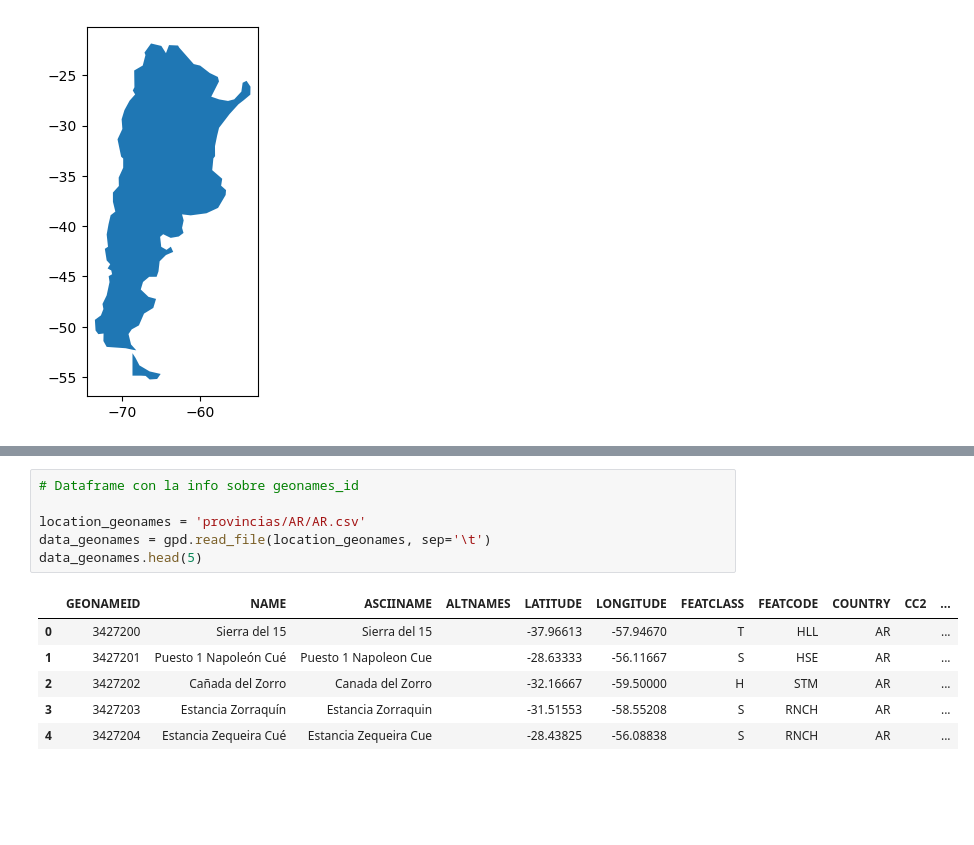
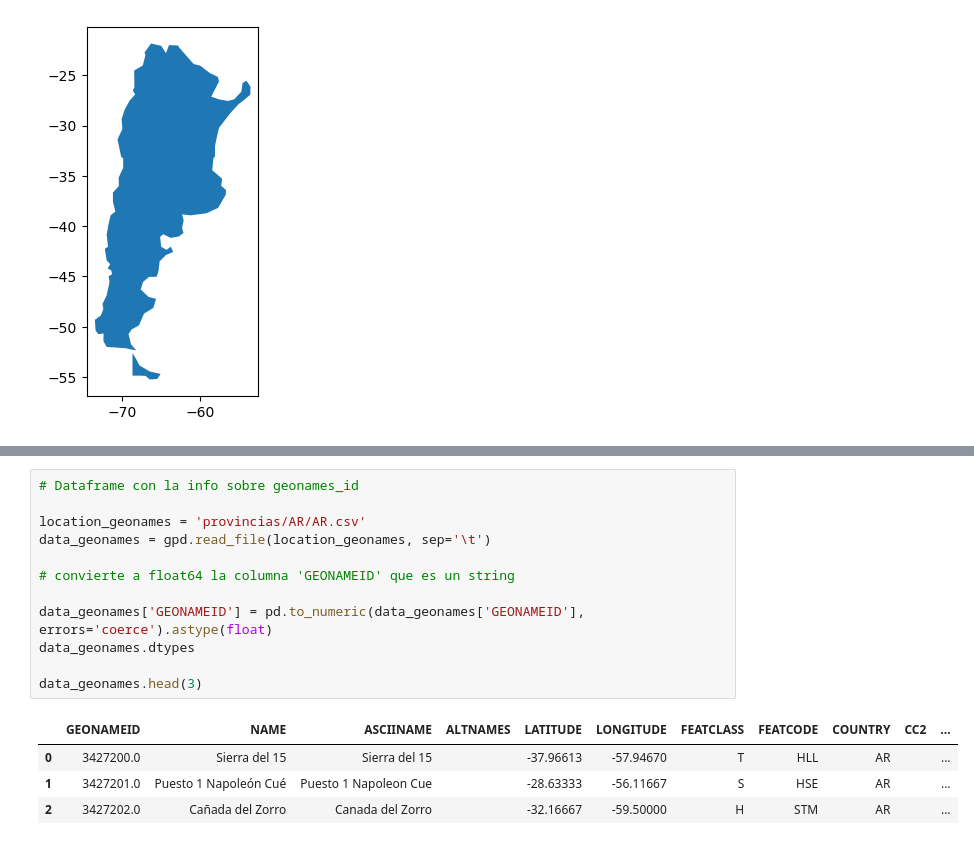
Before and after one commit to juansv2k2/property-price-analysis, a Jupyter notebook: Grupo 7.ipynb, the cells around one changed output, grey strips where cells are left out. Cells and saved outputs as stored; diff of their text form; blank space fills up the shorter version.

```diff
--- a/Grupo 7.ipynb
+++ b/Grupo 7.ipynb
@@ -153,13 +121,17 @@ result = df_properatti.apply(normalize_geography, axis=1)
 # %%
 # Dataframe con la info sobre geonames_id
 
 location_geonames = 'provincias/AR/AR.csv'
 data_geonames = gpd.read_file(location_geonames, sep='\t')
-data_geonames.head(5)
+
+# convierte a float64 la columna 'GEONAMEID' que es un string
+
+data_geonames['GEONAMEID'] = pd.to_numeric(data_geonames['GEONAMEID'], errors='coerce').astype(float)
+data_geonames.dtypes
+
+data_geonames.head(3)
 # %% [output]
 |  | GEONAMEID | NAME | ASCIINAME | ALTNAMES | LATITUDE | LONGITUDE | FEATCLASS | FEATCODE | COUNTRY | CC2 | ... |
-| 0 | 3427200 | Sierra del 15 | Sierra del 15 |  | -37.96613 | -57.94670 | T | HLL | AR |  | ... |
-| 1 | 3427201 | Puesto 1 Napoleón Cué | Puesto 1 Napoleon Cue |  | -28.63333 | -56.11667 | S | HSE | AR |  | ... |
-| 2 | 3427202 | Cañada del Zorro | Canada del Zorro |  | -32.16667 | -59.50000 | H | STM | AR |  | ... |
-| 3 | 3427203 | Estancia Zorraquín | Estancia Zorraquin |  | -31.51553 | -58.55208 | S | RNCH | AR |  | ... |
-| 4 | 3427204 | Estancia Zequeira Cué | Estancia Zequeira Cue |  | -28.43825 | -56.08838 | S | RNCH | AR |  | ... |
+| 0 | 3427200.0 | Sierra del 15 | Sierra del 15 |  | -37.96613 | -57.94670 | T | HLL | AR |  | ... |
+| 1 | 3427201.0 | Puesto 1 Napoleón Cué | Puesto 1 Napoleon Cue |  | -28.63333 | -56.11667 | S | HSE | AR |  | ... |
+| 2 | 3427202.0 | Cañada del Zorro | Canada del Zorro |  | -32.16667 | -59.50000 | H | STM | AR |  | ... |
```
Also changed, not shown: parts of 32 cells of this notebook, 2 other files.
